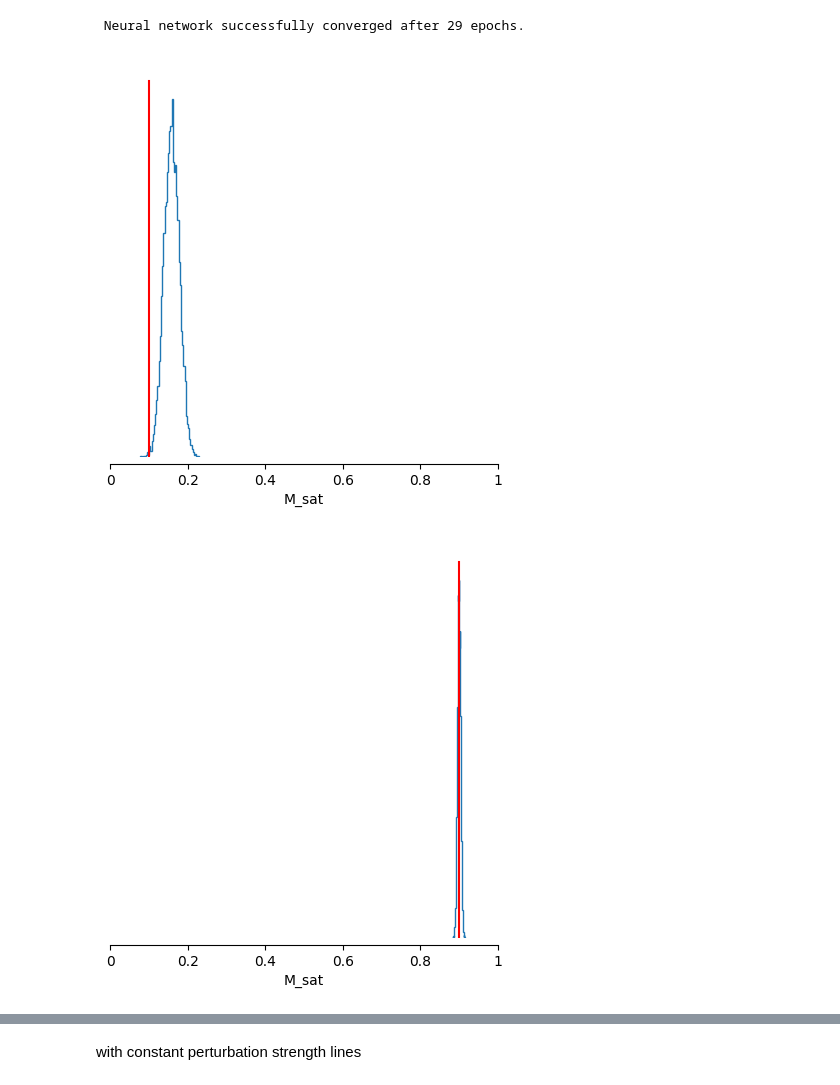
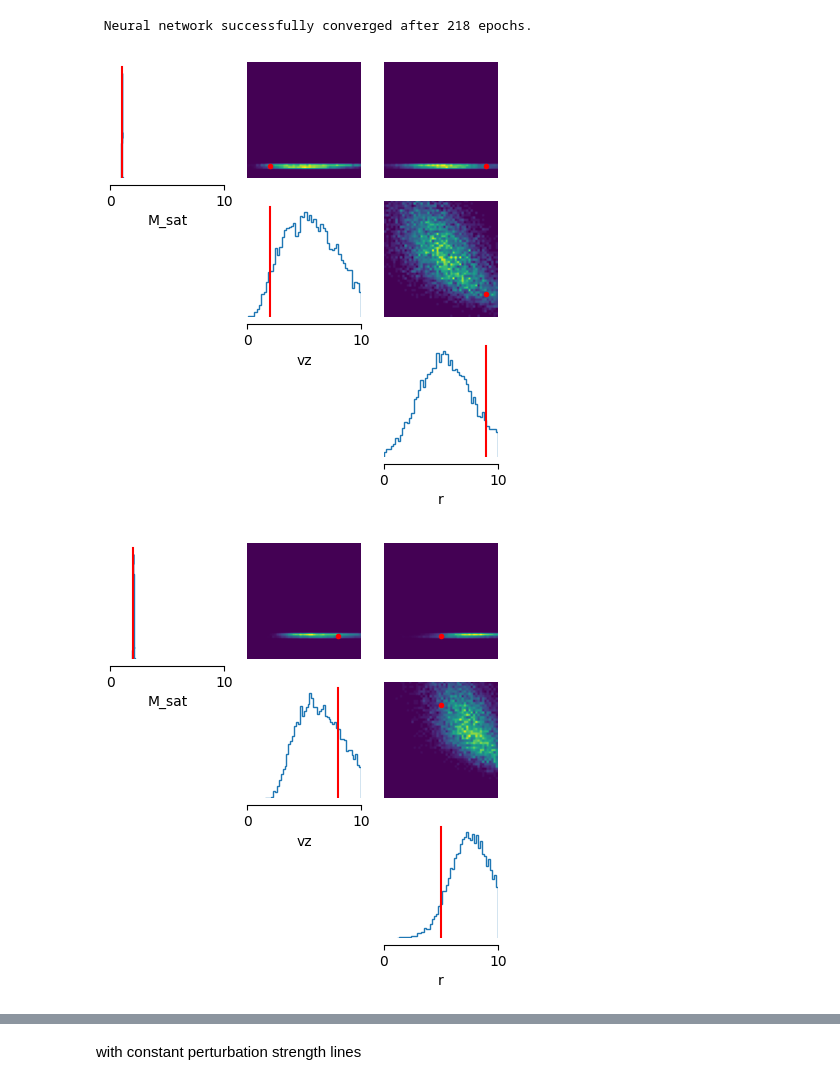
Before and after one commit to RutongPei/SBI-streameeeee, a Jupyter notebook: sims/a_simple_case.ipynb, the cells around one changed output, grey strips where cells are left out. Cells and saved outputs as stored; diff of their text form; code cells hidden in the pictures.

```diff
--- a/sims/a_simple_case.ipynb
+++ b/sims/a_simple_case.ipynb
@@ -64,25 +65,20 @@ def simulator(params, n_obs=100, scatter=0.5):
 
 # plt.plot(x, y-x*10)
 # %%
-posterior = infer(simulator, prior_normal, "SNPE", num_simulations=1000)
+posterior = infer(simulator, prior_uniform, "SNPE", num_simulations=1000)
 # %% [output]
- Neural network successfully converged after 29 epochs.
+ Neural network successfully converged after 218 epochs.
 # %%
-# M_sat = [0.1]
-observation1 = simulator(torch.as_tensor([0.1]))
+observation1 = simulator(torch.as_tensor([1,2,9]))
 # print(observation1.shape)
 
-# M_sat = [0.9]
-observation2= simulator(torch.as_tensor([0.9]))
+observation2= simulator(torch.as_tensor([2,8,5]))
 
-# M_sat = [0.5]
-observation3= simulator(torch.as_tensor([0.5]))
+observation3= simulator(torch.as_tensor([5,5,6]))
 
-# M_sat = [0.3]
-observation4 = simulator(torch.as_tensor([0.3]))
+observation4 = simulator(torch.as_tensor([9,1,1]))
 
-# M_sat = [0.7]
-observation5 = simulator(torch.as_tensor([0.7]))
+observation5 = simulator(torch.as_tensor([9,9,8]))
 # %%
 posterior_samples_1 = posterior.sample((10000,), x=observation1)
 # %%
@@ -96,34 +92,54 @@ posterior_samples_5 = posterior.sample((10000,), x=observation5)
 # %%
 # plot posterior samples
 _ = analysis.pairplot(
-    posterior_samples_1, limits = [[0,1]], figsize=(5, 5), labels=["M_sat"], points=[0.1],
+    posterior_samples_1, limits=[[0,10], [0,10],[0,10]],
+    ticks=[[0,10], [0,10],[0,10]],
+    figsize=(5, 5),
+    points=np.array([1,2,9]),
     points_offdiag={"markersize": 6},
     points_colors="r",
+    labels=["M_sat","vz","r"]
 )
 
 _ = analysis.pairplot(
-    posterior_samples_2, limits = [[0,1]], figsize=(5, 5), labels=["M_sat"], points=[0.9],
+    posterior_samples_2, limits=[[0,10], [0,10],[0,10]],
+    ticks=[[0,10], [0,10],[0,10]],
+    figsize=(5, 5),
+    points=np.array([2,8,5]),
     points_offdiag={"markersize": 6},
     points_colors="r",
+    labels=["M_sat","vz","r"]
 )
 
 _ = analysis.pairplot(
-    posterior_samples_3, limits = [[0,1]], figsize=(5, 5), labels = ["M_sat"], points=[0.5],
+    posterior_samples_3, limits=[[0,10], [0,10],[0,10]],
+    ticks=[[0,10], [0,10],[0,10]],
+    figsize=(5, 5),
+    points=np.array([5,5,6]),
     points_offdiag={"markersize": 6},
     points_colors="r",
+    labels=["M_sat","vz","r"]
 )
 
 _ = analysis.pairplot(
-    posterior_samples_4, limits = [[0,1]], figsize=(5, 5), labels = ["M_sat"], points=[0.3],
+    posterior_samples_4, limits=[[0,10], [0,10],[0,10]],
+    ticks=[[0,10], [0,10],[0,10]],
+    figsize=(5, 5),
+    points=np.array([9,1,1]),
     points_offdiag={"markersize": 6},
     points_colors="r",
+    labels=["M_sat","vz","r"]
 )
 
 _ = analysis.pairplot(
-    posterior_samples_5, limits = [[0,1]], figsize=(5, 5), labels = ["M_sat"], points=[0.7],
+    posterior_samples_5, limits=[[0,10], [0,10],[0,10]],
+    ticks=[[0,10], [0,10],[0,10]],
+    figsize=(5, 5),
+    points=np.array([9,9,8]),
     points_offdiag={"markersize": 6},
     points_colors="r",
+    labels=["M_sat","vz","r"]
 )
 # %% [output]
-[figure, old version]
+[figure, new version]
-[figure, old version]
+[figure, new version]
```
Also changed, not shown: parts of 11 cells of this notebook.
